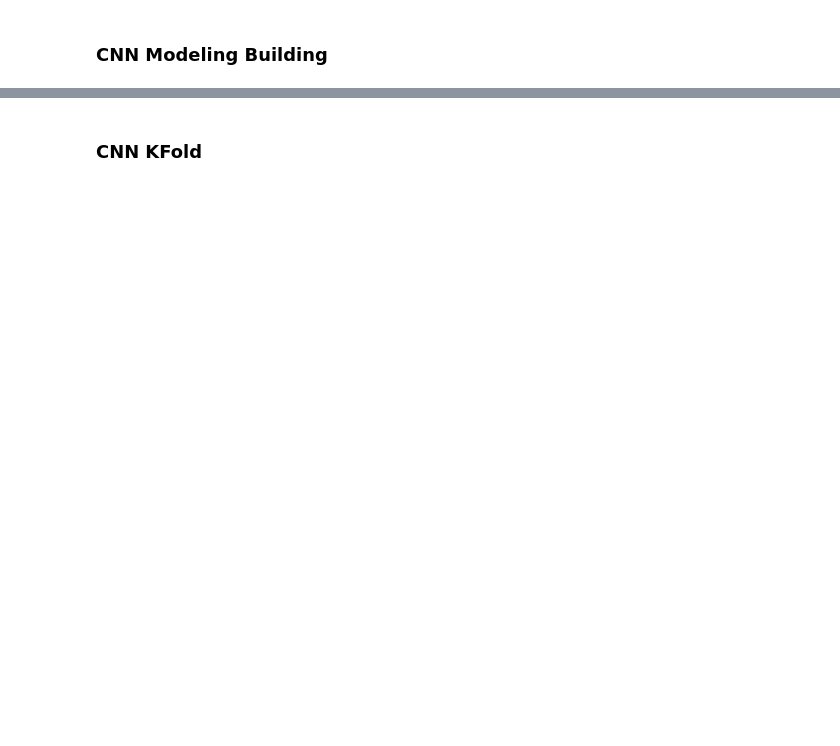
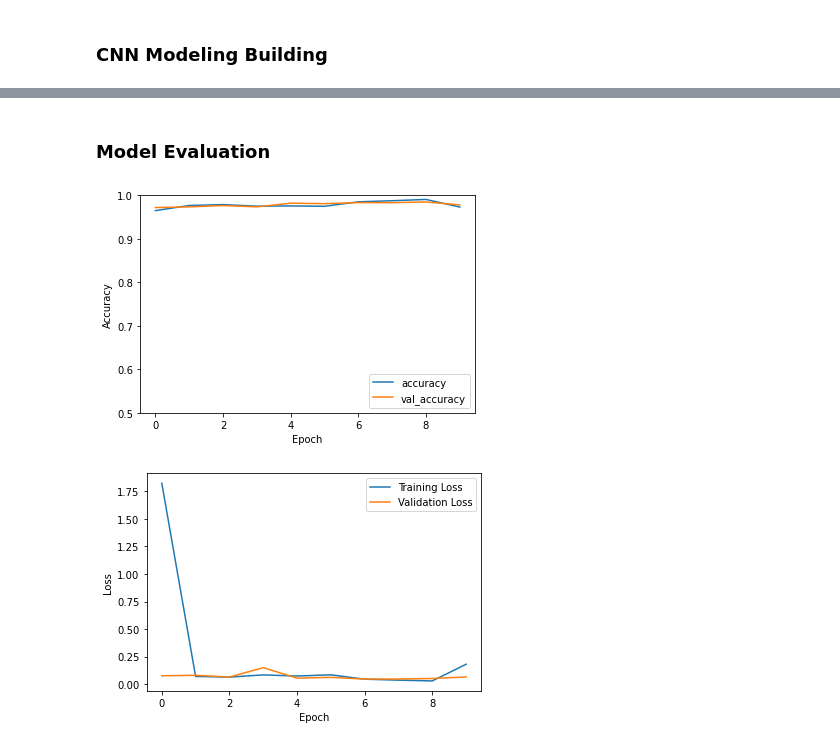
Before and after one commit to proohit/deep-learning-team6, a Jupyter notebook: 2a/preprocessing.ipynb, the cells around one changed output, grey strips where cells are left out. Drawn from its saved outputs; the diff is of its cells as text; code cells hidden in the pictures; blank space fills up the shorter version.

```diff
--- a/2a/preprocessing.ipynb
+++ b/2a/preprocessing.ipynb
@@ -232,18 +53 @@ def show_images(first_image, last_image, images, labels, class_names):
-# %%
-from tensorflow.keras import layers, models, regularizers
-def build_model(input_shape):
-    model = models.Sequential()
-    model.add(layers.Conv2D(32, (3, 3), activation='relu', input_shape=input_shape))
-    model.add(layers.MaxPooling2D((2, 2)))
-    model.add(layers.Conv2D(64, (3, 3), activation='relu'))
-    model.add(layers.Flatten())
-    model.add(layers.Dense(64, activation='relu'))
-    model.add(layers.Dense(2))
-    return model
-
-def train_model(model, x, y, x_val, y_val):
-    model.compile(optimizer='adam',
-              loss=tf.keras.losses.SparseCategoricalCrossentropy(from_logits=True),
-              metrics=['accuracy'])
-    history = model.fit(x, y, epochs=10,validation_data=(x_val, y_val))
 # %% [markdown]
@@ -345,8 +155,9 @@ show_images(first_image, last_image, images, labels, class_names)
 # sess = tf.compat.v1.Session(graph=tf.compat.v1.get_default_graph(), config=session_conf)
 # tf.compat.v1.keras.backend.set_session(sess)
 # %%
+from model_fns import build_model, train_model
 size1, size2 = size
 model = build_model(input_shape = (size1, size2, 3))
 model.summary()
-train_model(model, x_train, y_train, x_validation, y_validation)
+history = train_model(model, x_train, y_train, x_validation, y_validation)
 # %% [output]
@@ -393,2 +180,0 @@ Test Accuracy: 0.9279268383979797, Test Loss: 0.32638537883758545
-# %% [markdown]
-### CNN KFold
@@ -448,0 +181,9 @@ if run_kfold:
+# %% [markdown]
+### Model Evaluation
+# %%
+from model_fns import evaluate_model
+
+evaluate_model(history, model, all_test_frames, all_test_labels)
+# %% [output]
+[figure, added]
+[figure, added]
```
Also changed, not shown: parts of 20 cells of this notebook, 4 other files.
